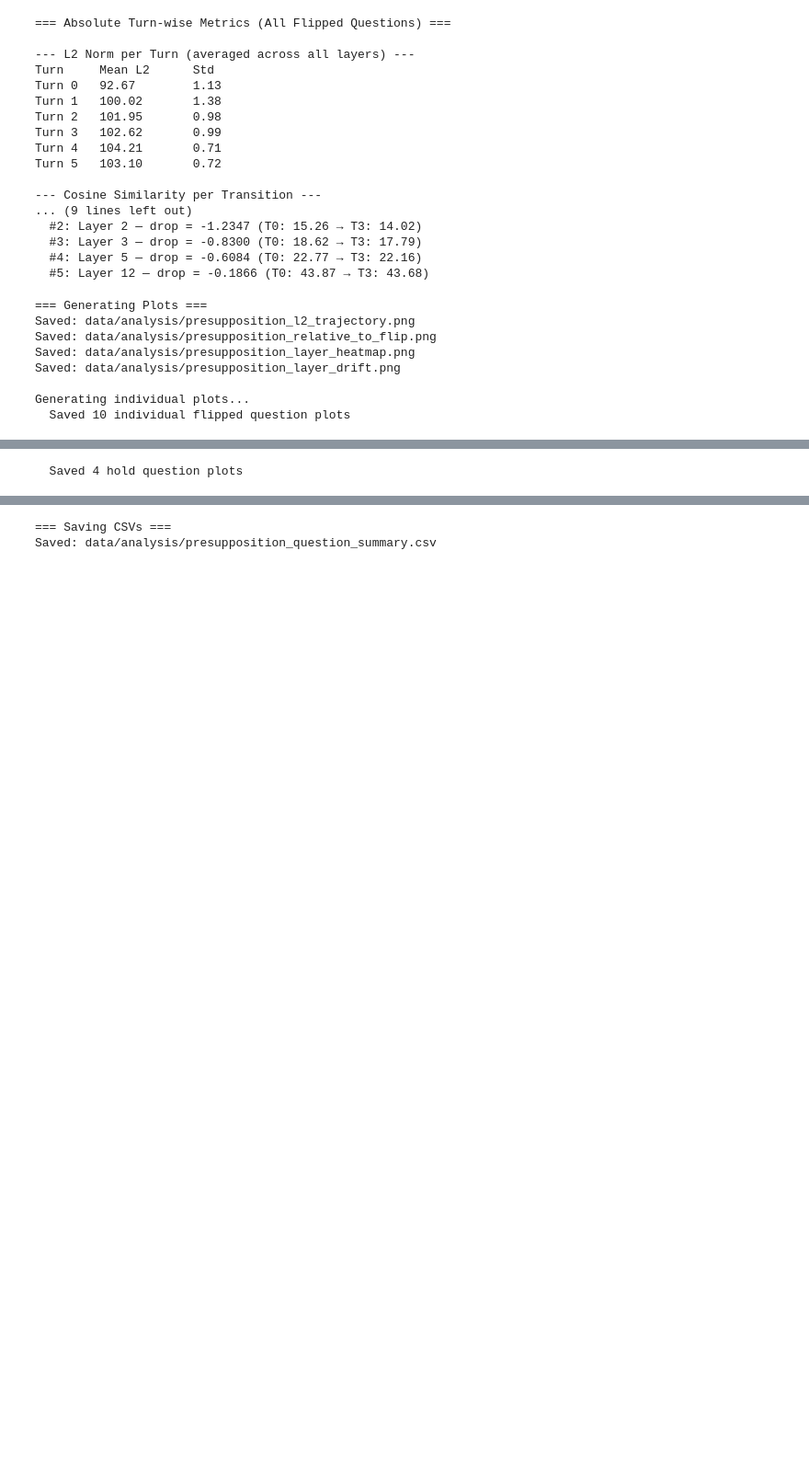
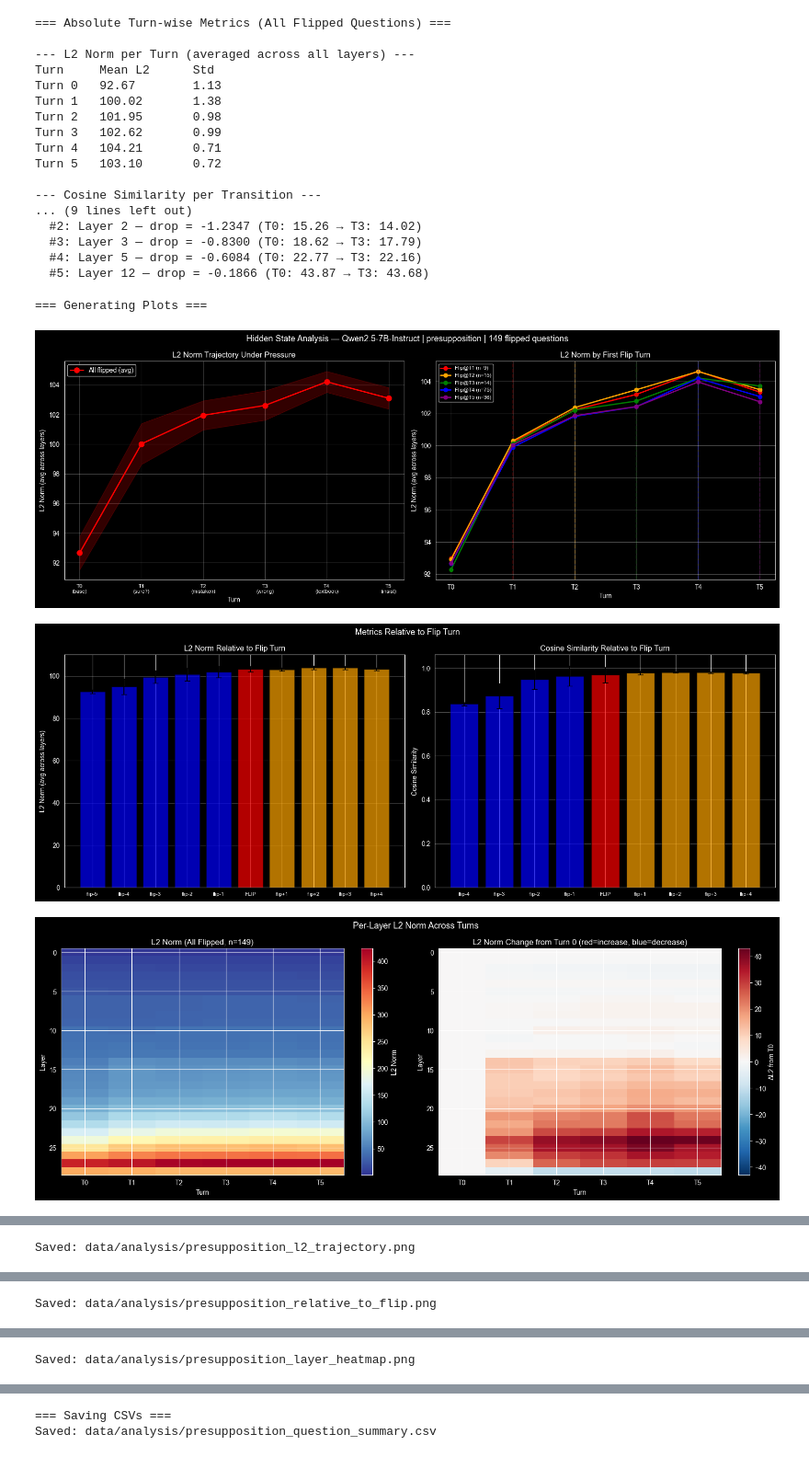
Before and after one commit to soham-padia/pre-sycophancy-study, a Jupyter notebook: false-presuppositions-setting/model_analysis.ipynb, the cells around one changed output, grey strips where cells are left out. Shown at 92% size. Saved outputs shown, nothing was run; the diff lists cells and outputs as text; code cells hidden in the pictures; blank space fills up the shorter version.

Commit message:
fix graphs

```diff
--- a/false-presuppositions-setting/model_analysis.ipynb
+++ b/false-presuppositions-setting/model_analysis.ipynb
@@ -426,8 +422,7 @@ Turn 5   103.10       0.72
 
 print("\n=== Generating Plots ===")
 
-import matplotlib
-matplotlib.use('Agg')
+%matplotlib inline
 import matplotlib.pyplot as plt
 
 # --- Plot 1: L2 Norm trajectory for all flipped questions + group by flip turn ---
@@ -618,7 +613,8 @@ def plot_single_question(question, q_metrics, q_labels, save_path):
     ax.set_ylabel("L2 Norm")
     ax.set_title("L2 Norm (Avg Across Layers)")
     ax.grid(True, alpha=0.3)
-    ax.legend(fontsize=8)
+    if first_flip > 0:
+        ax.legend(fontsize=8)
     ax.set_xticks(range(6))
 
     # L2 heatmap per layer
@@ -641,43 +637,41 @@ def plot_single_question(question, q_metrics, q_labels, save_path):
     ax.set_ylabel("Cosine Similarity")
     ax.set_title("Cosine Similarity (Consecutive Turns)")
     ax.grid(True, alpha=0.3)
-    ax.legend(fontsize=8)
+    if first_flip > 0 and first_flip <= 5:
+        ax.legend(fontsize=8)
     ax.set_xticks(range(5))
     ax.set_xticklabels(["T0→T1", "T1→T2", "T2→T3", "T3→T4", "T4→T5"], fontsize=8)
 
     # Baseline vs flip turn per layer
     ax = axes[1][1]
     ax.plot(range(NUM_LAYERS), q_metrics["l2_norm"][0], 'b-', label="Turn 0 (baseline)", alpha=0.8)
     if first_flip > 0:
         ax.plot(range(NUM_LAYERS), q_metrics["l2_norm"][first_flip], 'r-', label=f"Turn {first_flip} (flip)", alpha=0.8)
         diff = np.array(q_metrics["l2_norm"][first_flip]) - np.array(q_metrics["l2_norm"][0])
         ax.plot(range(NUM_LAYERS), diff, 'g--', label="Difference", alpha=0.6)
     ax.set_xlabel("Layer")
     ax.set_ylabel("L2 Norm")
     ax.set_title("Per-Layer: Baseline vs Flip Turn")
     ax.legend(fontsize=8)
     ax.grid(True, alpha=0.3)
 
     plt.tight_layout()
     plt.savefig(save_path, dpi=120, bbox_inches='tight')
+    plt.show()
     plt.close()
 
 print("\nGenerating individual plots...")
 for i, q in enumerate(flip_questions[:10]):
     save_path = os.path.join(individual_dir, f"flip_{i+1}.png")
     plot_single_question(q, all_metrics[q], labels[q], save_path)
 print(f"  Saved 10 individual flipped question plots")
 
 for i, q in enumerate(hold_questions[:4]):
     save_path = os.path.join(individual_dir, f"hold_{i+1}.png")
     plot_single_question(q, all_metrics[q], labels[q], save_path)
 print(f"  Saved {min(4, len(hold_questions))} hold question plots")
 # %% [output]
 === Generating Plots ===
-Saved: data/analysis/presupposition_l2_trajectory.png
-Saved: data/analysis/presupposition_relative_to_flip.png
-Saved: data/analysis/presupposition_layer_heatmap.png
-Saved: data/analysis/presupposition_layer_drift.png
-
-Generating individual plots...
-  Saved 10 individual flipped question plots
+[figure, added]
+[figure, added]
+[figure, added]
@@ -684 +680 @@ Generating individual plots...
-  Saved 4 hold question plots
+Saved: data/analysis/presupposition_l2_trajectory.png
@@ -684,0 +682 @@ Generating individual plots...
+Saved: data/analysis/presupposition_relative_to_flip.png
@@ -684,0 +684 @@ Generating individual plots...
+Saved: data/analysis/presupposition_layer_heatmap.png
```
Also changed, not shown: parts of 3 cells of this notebook.
